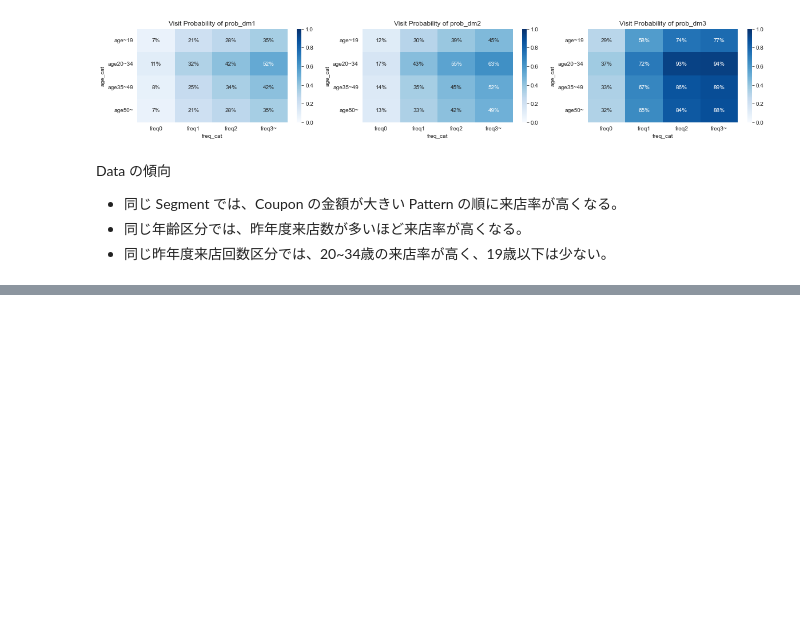
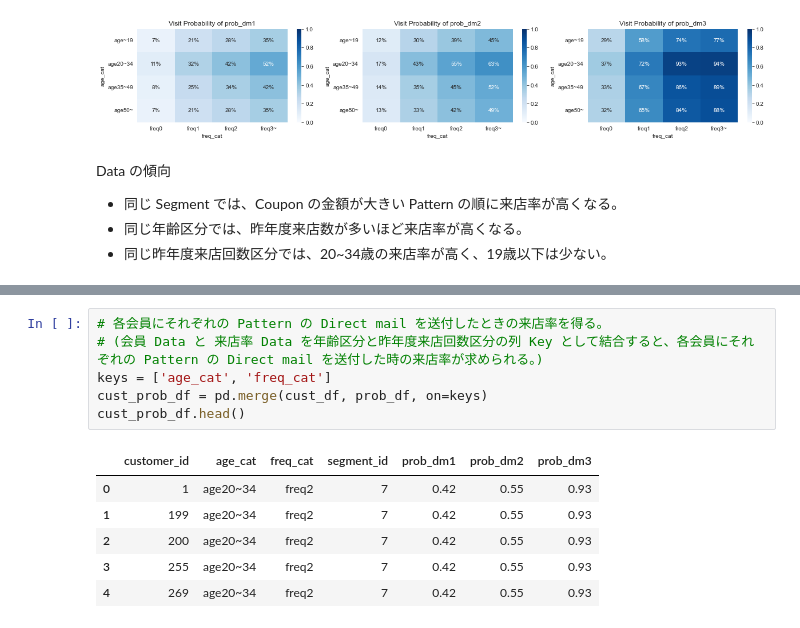
Before and after one commit to 1024xx4/py_mathematical_optimization, a Jupyter notebook: 4_coupon/coupon.ipynb, the cells around one changed output, grey strips where cells are left out. Drawn from its saved outputs; the diff is of its cells as text; blank space fills up the shorter version.

```diff
--- a/4_coupon/coupon.ipynb
+++ b/4_coupon/coupon.ipynb
@@ -139,0 +190,13 @@ Data の傾向
+# %%
+# 各会員にそれぞれの Pattern の Direct mail を送付したときの来店率を得る。
+# (会員 Data と 来店率 Data を年齢区分と昨年度来店回数区分の列 Key として結合すると、各会員にそれぞれの Pattern の Direct mail を送付した時の来店率が求められる。)
+keys = ['age_cat', 'freq_cat']
+cust_prob_df = pd.merge(cust_df, prob_df, on=keys)
+cust_prob_df.head()
+# %% [output]
+|  | customer_id | age_cat | freq_cat | segment_id | prob_dm1 | prob_dm2 | prob_dm3 |
+| 0 | 1 | age20~34 | freq2 | 7 | 0.42 | 0.55 | 0.93 |
+| 1 | 199 | age20~34 | freq2 | 7 | 0.42 | 0.55 | 0.93 |
+| 2 | 200 | age20~34 | freq2 | 7 | 0.42 | 0.55 | 0.93 |
+| 3 | 255 | age20~34 | freq2 | 7 | 0.42 | 0.55 | 0.93 |
+| 4 | 269 | age20~34 | freq2 | 7 | 0.42 | 0.55 | 0.93 |
```
Also changed, not shown: parts of 29 cells of this notebook.
